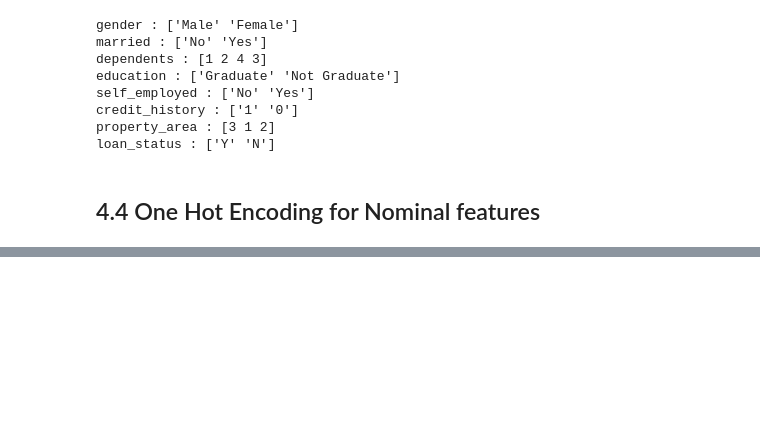
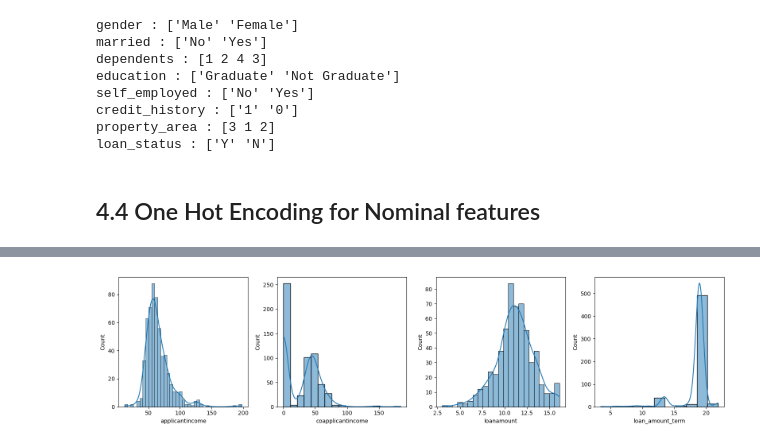
Before and after one commit to ravitejalearnings/DS_ML-Projects, a Jupyter notebook: Credit Default Prediction Classification Model/Loan_Prediction.ipynb, the cells around one changed output, grey strips where cells are left out. Cells and saved outputs as stored; diff of their text form; code cells hidden in the pictures; blank space fills up the shorter version.

```diff
--- a/Credit Default Prediction Classification Model/Loan_Prediction.ipynb
+++ b/Credit Default Prediction Classification Model/Loan_Prediction.ipynb
@@ -683,0 +746,19 @@ loan_status : ['Y' 'N']
+# %%
+df_loan_encoded['applicantincome'] = np.sqrt(df_loan_encoded['applicantincome'])
+df_loan_encoded['coapplicantincome'] = np.sqrt(df_loan_encoded['coapplicantincome'])
+df_loan_encoded['loanamount'] = np.sqrt(df_loan_encoded['loanamount'])
+df_loan_encoded['loan_amount_term'] = np.sqrt(df_loan_encoded['loan_amount_term'])
+# %%
+
+fig, axes = plt.subplots(1,4, figsize = (16,4))
+axes = axes.flatten()
+
+for i, col in enumerate(numerical_df):
+    sns.histplot(data = df_loan_encoded, x = col, kde = True, ax = axes[i])
+
+plt.tight_layout()
+plt.show()
+
+# after applying square_root_transformation numerical feature converted to normal distribution
+# %% [output]
+[figure, added]
```
Also changed, not shown: parts of 30 cells of this notebook.
